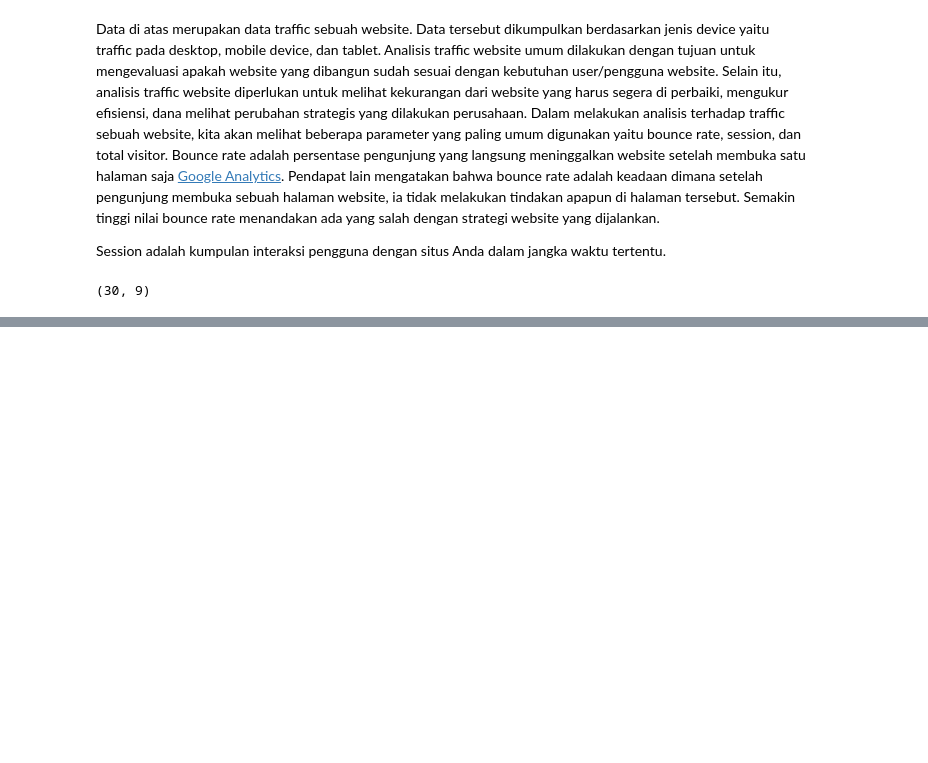
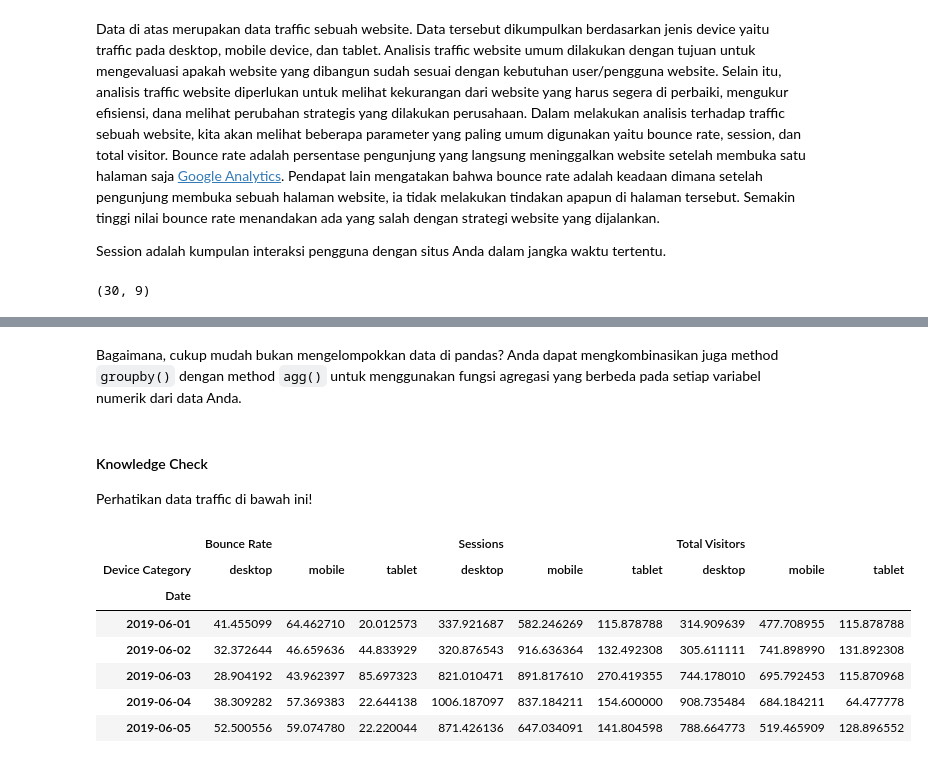
Before and after one commit to fafilia/learnpy, a Jupyter notebook: LearnPython_3.ipynb, the cells around one changed output, grey strips where cells are left out. Saved outputs shown, nothing was run; the diff lists cells and outputs as text; code cells hidden in the pictures; blank space fills up the shorter version.

```diff
--- a/LearnPython_3.ipynb
+++ b/LearnPython_3.ipynb
@@ -125,0 +228,16 @@ group_traf.unstack()
+# %% [markdown]
+Bagaimana, cukup mudah bukan mengelompokkan data di pandas? Anda dapat mengkombinasikan juga method `groupby()` dengan method `agg()` untuk menggunakan fungsi agregasi yang berbeda pada setiap variabel numerik dari data Anda.
+# %% [markdown]
+#### Knowledge Check
+Perhatikan data traffic di bawah ini!
+# %%
+traffic.head()
+# %% [output]
+|  | Bounce Rate |  |  | Sessions |  |  | Total Visitors |  |  |
+| Device Category | desktop | mobile | tablet | desktop | mobile | tablet | desktop | mobile | tablet |
+| Date |  |  |  |  |  |  |  |  |  |
+| 2019-06-01 | 41.455099 | 64.462710 | 20.012573 | 337.921687 | 582.246269 | 115.878788 | 314.909639 | 477.708955 | 115.878788 |
+| 2019-06-02 | 32.372644 | 46.659636 | 44.833929 | 320.876543 | 916.636364 | 132.492308 | 305.611111 | 741.898990 | 131.892308 |
+| 2019-06-03 | 28.904192 | 43.962397 | 85.697323 | 821.010471 | 891.817610 | 270.419355 | 744.178010 | 695.792453 | 115.870968 |
+| 2019-06-04 | 38.309282 | 57.369383 | 22.644138 | 1006.187097 | 837.184211 | 154.600000 | 908.735484 | 684.184211 | 64.477778 |
+| 2019-06-05 | 52.500556 | 59.074780 | 22.220044 | 871.426136 | 647.034091 | 141.804598 | 788.664773 | 519.465909 | 128.896552 |
```
Also changed, not shown: parts of 52 cells of this notebook.
